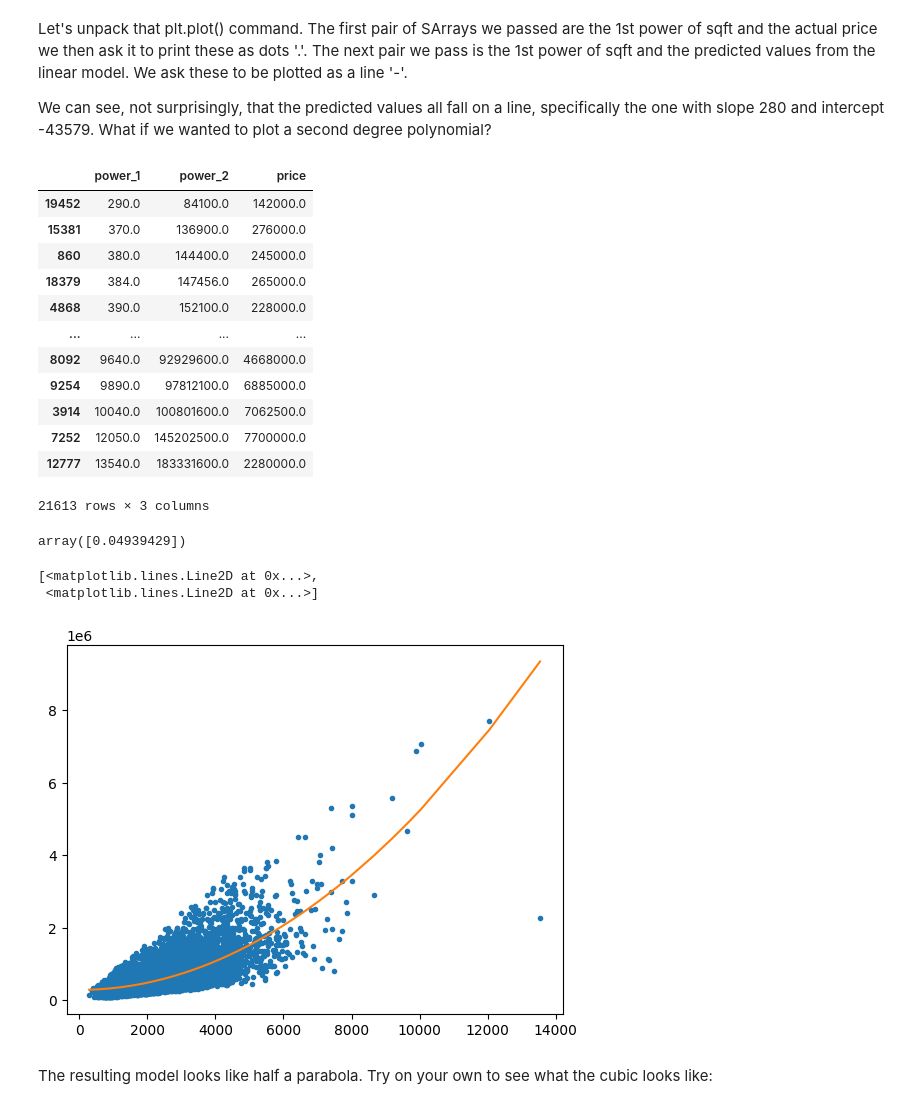
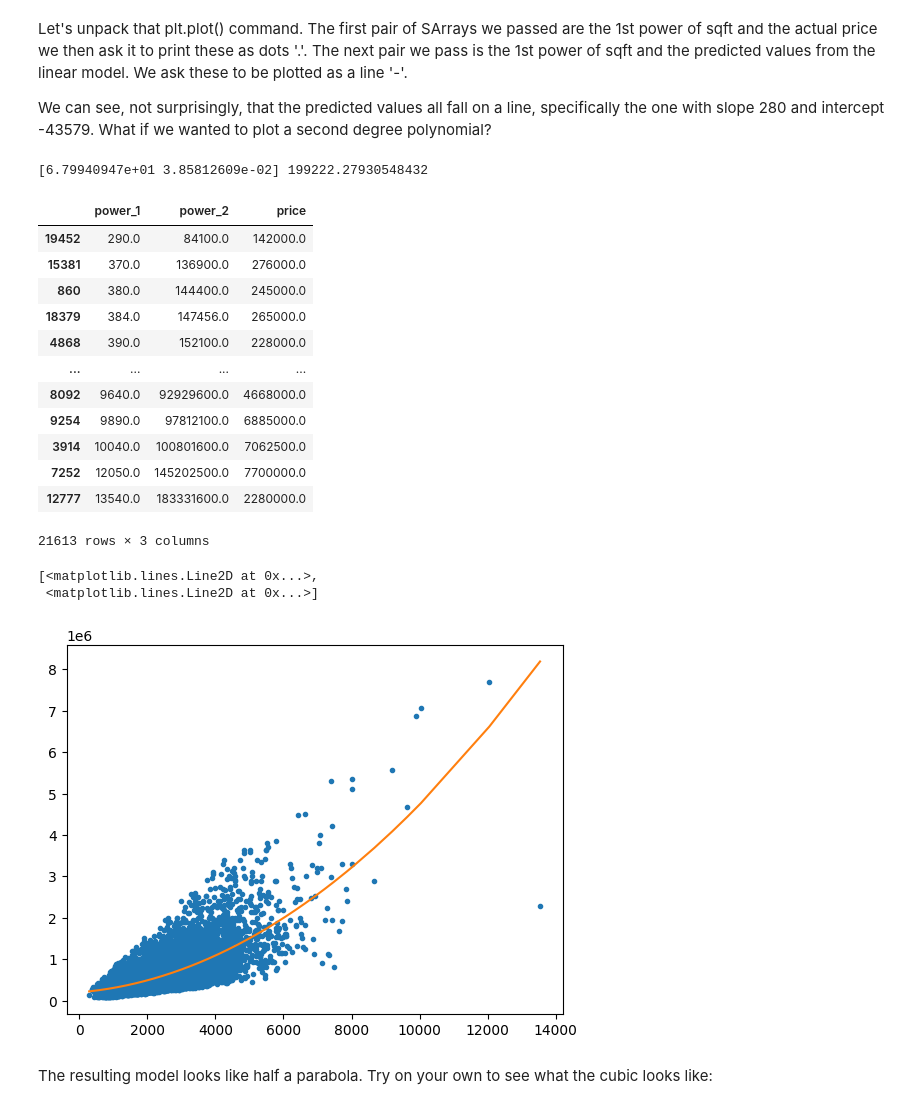
Before and after one commit to cd155/Machine-Learning-Regression, a Jupyter notebook: Module 4/REG03-NB01.ipynb, the cells around one changed output. Saved outputs shown, nothing was run; the diff lists cells and outputs as text; code cells hidden in the pictures.

```diff
--- a/Module 4/REG03-NB01.ipynb
+++ b/Module 4/REG03-NB01.ipynb
@@ -165,11 +166,14 @@ Let's unpack that plt.plot() command. The first pair of SArrays we passed are th
 We can see, not surprisingly, that the predicted values all fall on a line, specifically the one with slope 280 and intercept -43579. What if we wanted to plot a second degree polynomial?
 # %%
 poly2_data = polynomial_dataframe(sales['sqft_living'], 2)
+column_names = poly2_data.columns
 poly2_data['price'] = sales['price'] # add price to the data since it's the target
-model2 = LinearRegression().fit(poly2_data[['power_2']], poly2_data['price'])
+model2 = LinearRegression().fit(poly2_data[column_names], poly2_data['price'])
 
+print(model2.coef_, model2.intercept_)
 poly2_data
 # %% [output]
+[6.79940947e+01 3.85812609e-02] 199222.27930548432
 |  | power_1 | power_2 | price |
 | 19452 | 290.0 | 84100.0 | 142000.0 |
 | 15381 | 370.0 | 136900.0 | 276000.0 |
@@ -182,18 +186,14 @@ poly2_data
 | 3914 | 10040.0 | 100801600.0 | 7062500.0 |
 | 7252 | 12050.0 | 145202500.0 | 7700000.0 |
 | 12777 | 13540.0 | 183331600.0 | 2280000.0 |
-21613 rows × 3 columns
+21613 rows × 3 columns
-# %%
-model2.coef_
-# %% [output]
-array([0.04939429])
 # %%
 plt.plot(poly2_data['power_1'],poly2_data['price'],'.',
-         poly2_data['power_1'], model2.predict(poly2_data[['power_2']]),'-')
+         poly2_data['power_1'], model2.predict(poly2_data[column_names]),'-')
 # %% [output]
 [<matplotlib.lines.Line2D at 0x...>,
  <matplotlib.lines.Line2D at 0x...>]
-[figure, old version]
+[figure, new version]
 # %% [markdown]
 The resulting model looks like half a parabola. Try on your own to see what the cubic looks like:
 # %%
```
Also changed, not shown: parts of 16 cells of this notebook.
